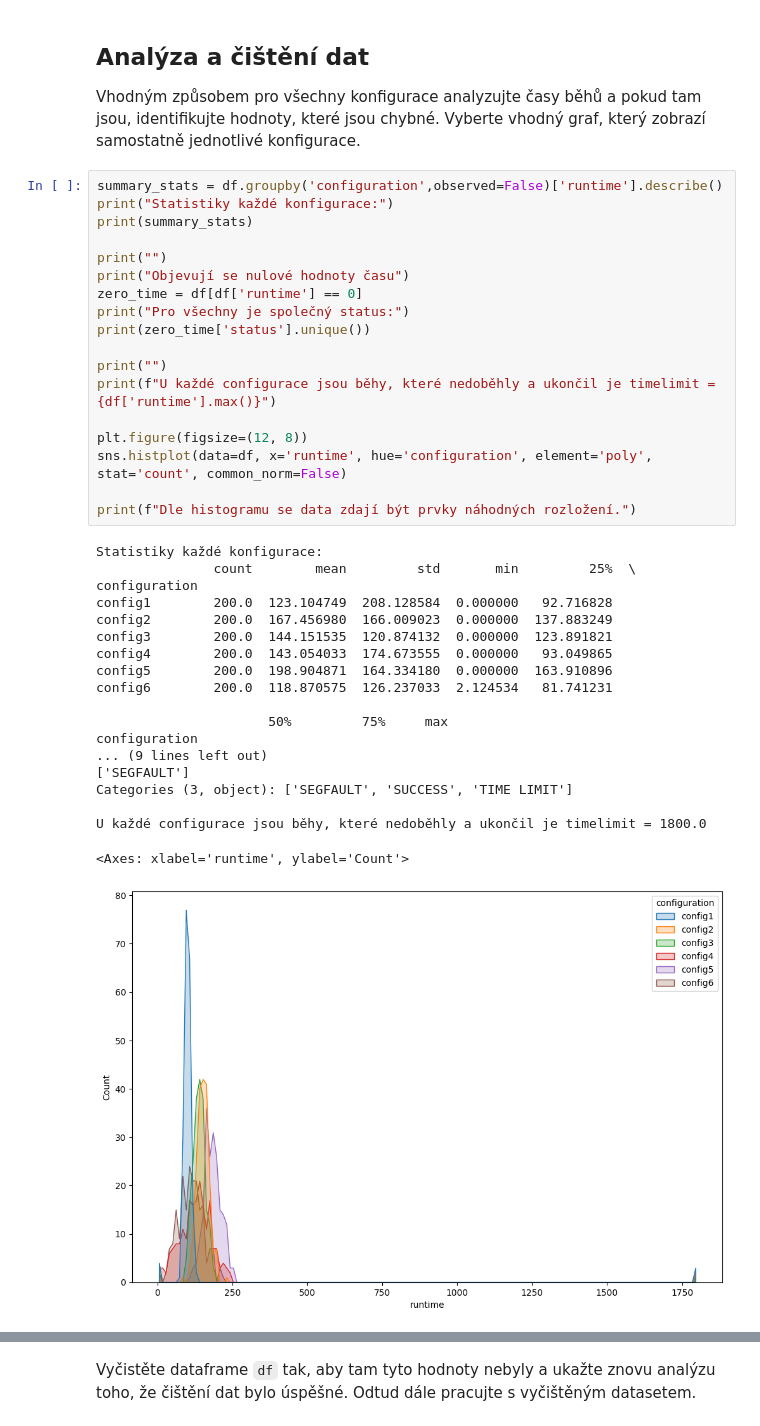
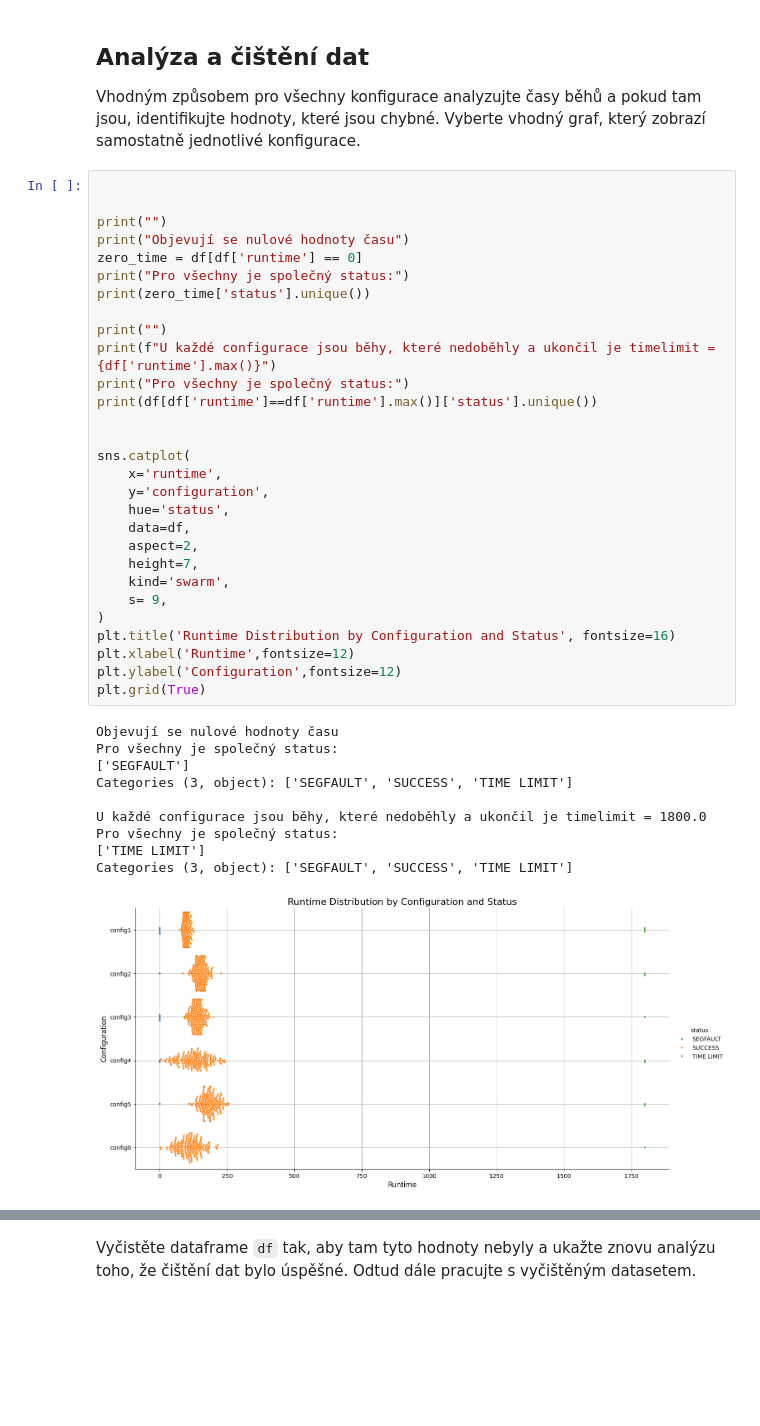
Before and after one commit to IamBahno/MSP-project-1, a Jupyter notebook: proj1.ipynb, the cells around one changed output, grey strips where cells are left out. Drawn from its saved outputs; the diff is of its cells as text; blank space fills up the shorter version.

Commit message:
graphs and data descriptive analysis

```diff
--- a/proj1.ipynb
+++ b/proj1.ipynb
@@ -80,40 +80,42 @@ df
 ## Analýza a čištění dat
 Vhodným způsobem pro všechny konfigurace analyzujte časy běhů a pokud tam jsou, identifikujte hodnoty, které jsou chybné. Vyberte vhodný graf, který zobrazí samostatně jednotlivé konfigurace.
 # %%
-summary_stats = df.groupby('configuration',observed=False)['runtime'].describe()
-print("Statistiky každé konfigurace:")
-print(summary_stats)
+
 
 print("")
 print("Objevují se nulové hodnoty času")
 zero_time = df[df['runtime'] == 0]
 print("Pro všechny je společný status:")
 print(zero_time['status'].unique())
 
 print("")
 print(f"U každé configurace jsou běhy, které nedoběhly a ukončil je timelimit = {df['runtime'].max()}")
+print("Pro všechny je společný status:")
+print(df[df['runtime']==df['runtime'].max()]['status'].unique())
 
-plt.figure(figsize=(12, 8))
-sns.histplot(data=df, x='runtime', hue='configuration', element='poly', stat='count', common_norm=False)
 
-print(f"Dle histogramu se data zdají být prvky náhodných rozložení.")
+sns.catplot(
+    x='runtime',
+    y='configuration',
+    hue='status',
+    data=df,
+    aspect=2,
+    height=7,
+    kind='swarm',
+    s= 9,
+)
+plt.title('Runtime Distribution by Configuration and Status', fontsize=16)
+plt.xlabel('Runtime',fontsize=12)
+plt.ylabel('Configuration',fontsize=12)
+plt.grid(True)
 # %% [output]
-Statistiky každé konfigurace:
-               count        mean         std       min         25%  \
-configuration
-config1        200.0  123.104749  208.128584  0.000000   92.716828
-config2        200.0  167.456980  166.009023  0.000000  137.883249
-config3        200.0  144.151535  120.874132  0.000000  123.891821
-config4        200.0  143.054033  174.673555  0.000000   93.049865
-config5        200.0  198.904871  164.334180  0.000000  163.910896
-config6        200.0  118.870575  126.237033  2.124534   81.741231
-
-                      50%         75%     max
-configuration
-... (9 lines left out)
+Objevují se nulové hodnoty času
+Pro všechny je společný status:
 ['SEGFAULT']
 Categories (3, object): ['SEGFAULT', 'SUCCESS', 'TIME LIMIT']
 
 U každé configurace jsou běhy, které nedoběhly a ukončil je timelimit = 1800.0
+Pro všechny je společný status:
+['TIME LIMIT']
+Categories (3, object): ['SEGFAULT', 'SUCCESS', 'TIME LIMIT']
-<Axes: xlabel='runtime', ylabel='Count'>
-[figure, old version]
+[figure, new version]
```
Also changed, not shown: parts of 13 cells of this notebook.
